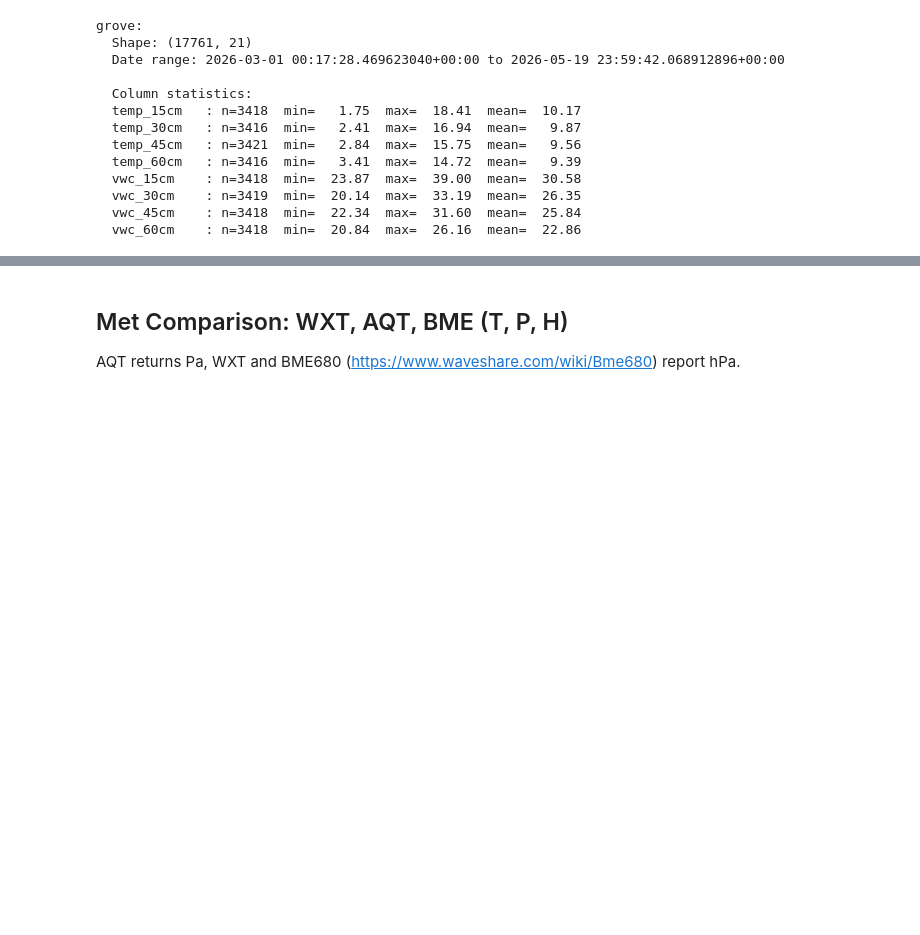
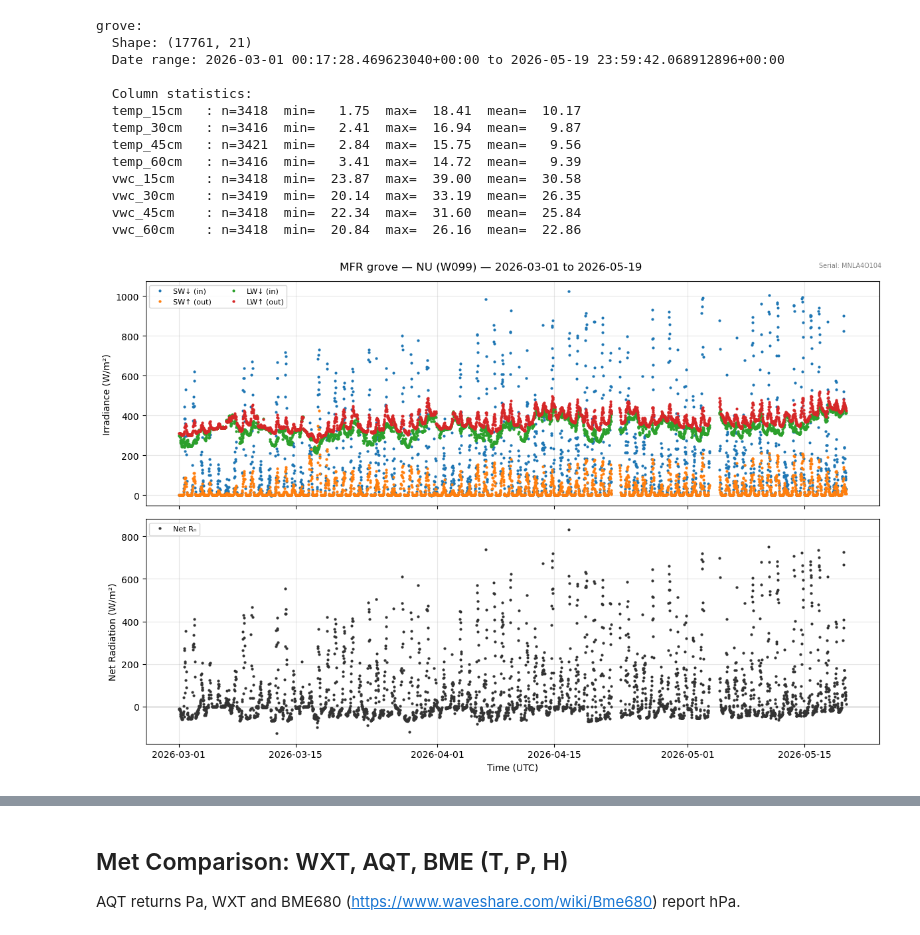
Before and after one commit to gregorywanderson/crocus, a Jupyter notebook: sage_data_access.ipynb, the cells around one changed output, grey strips where cells are left out. Drawn from its saved outputs; the diff is of its cells as text; code cells hidden in the pictures; blank space fills up the shorter version.

Commit message:
add radiation plots

```diff
--- a/sage_data_access.ipynb
+++ b/sage_data_access.ipynb
@@ -609,3 +609,76 @@ grove:
   vwc_30cm    : n=3419  min=  20.14  max=  33.19  mean=  26.35
   vwc_45cm    : n=3418  min=  22.34  max=  31.60  mean=  25.84
   vwc_60cm    : n=3418  min=  20.84  max=  26.16  mean=  22.86
+# %%
+# MFR radiation — SN500 four-component + net radiation
+# Note: radiation reports ~every 13-16 min, sparser than the soil channels.
+if mfr:
+    RAD_COMPONENTS = [
+        ('in_shortwave',  'SW↓ (in)'),
+        ('out_shortwave', 'SW↑ (out)'),
+        ('in_longwave',   'LW↓ (in)'),
+        ('out_longwave',  'LW↑ (out)'),
+    ]
+
+    # Common y-limits across sub-sites, ignoring all-NaN frames
+    def _finite_minmax(cols):
+        lo = min((df[cols].min().min() for df in mfr.values()
+                  if df[cols].notna().any().any()), default=float('nan'))
+        hi = max((df[cols].max().max() for df in mfr.values()
+                  if df[cols].notna().any().any()), default=float('nan'))
+        return lo, hi
+
+    comp_cols = [c for c, _ in RAD_COMPONENTS]
+    comp_min, comp_max = _finite_minmax(comp_cols)
+
+    # Net radiation Rn = (SWin - SWout) + (LWin - LWout), computed per frame
+    net_min = min((( (df['in_shortwave'] - df['out_shortwave'])
+                    + (df['in_longwave']  - df['out_longwave']) ).min()
+                   for df in mfr.values()), default=float('nan'))
+    net_max = max((( (df['in_shortwave'] - df['out_shortwave'])
+                    + (df['in_longwave']  - df['out_longwave']) ).max()
+                   for df in mfr.values()), default=float('nan'))
+
+    import math
+    comp_pad = (comp_max - comp_min) * 0.05 if math.isfinite(comp_max - comp_min) else 1.0
+    net_pad  = (net_max  - net_min)  * 0.05 if math.isfinite(net_max  - net_min)  else 1.0
+
+    for label, df in mfr.items():
+        net = ((df['in_shortwave'] - df['out_shortwave'])
+               + (df['in_longwave'] - df['out_longwave']))
+
+        fig, (ax1, ax2) = plt.subplots(2, 1, figsize=(12, 8), sharex=True)
+
+        for col, lbl in RAD_COMPONENTS:
+            if col in df.columns and df[col].notna().any():
+                ax1.plot(df.index, df[col], linestyle='none', marker='o',
+                         markersize=2, label=lbl)
+        if math.isfinite(comp_min) and math.isfinite(comp_max):
+            ax1.set_ylim(comp_min - comp_pad, comp_max + comp_pad)
+        ax1.set_ylabel('Irradiance (W/m²)')
+        ax1.legend(loc='upper left', fontsize=8, ncol=2)
+        ax1.grid(True, alpha=0.3)
+
+        ax2.plot(df.index, net, linestyle='none', marker='o', markersize=2,
+                 color='0.2', label='Net Rₙ')
+        ax2.axhline(0, color='0.7', linewidth=0.8, zorder=0)
+        if math.isfinite(net_min) and math.isfinite(net_max):
+            ax2.set_ylim(net_min - net_pad, net_max + net_pad)
+        ax2.set_ylabel('Net Radiation (W/m²)')
+        ax2.set_xlabel('Time (UTC)')
+        ax2.legend(loc='upper left', fontsize=8)
+        ax2.grid(True, alpha=0.3)
+
+        fig.suptitle(f'MFR {label} — {SITE.abbr} ({SITE.vsn}) — '
+                     f'{df.index.min().date()} to {df.index.max().date()}',
+                     fontsize=12)
+        serial = next(k for k, v in SITE.mfr.items() if v['label'] == label)
+        fig.text(0.99, 0.98, f'Serial: {serial}', ha='right', va='top',
+                 fontsize=7, color='0.5', transform=fig.transFigure)
+
+        fig.tight_layout()
+        plt.savefig(f'figures/{SITE.abbr}_mfr_{label}_radiation.png',
+                    dpi=150, bbox_inches='tight')
+        plt.show()
+# %% [output]
+[figure, added]
```
Also changed, not shown: parts of 10 cells of this notebook, 1 other file.
